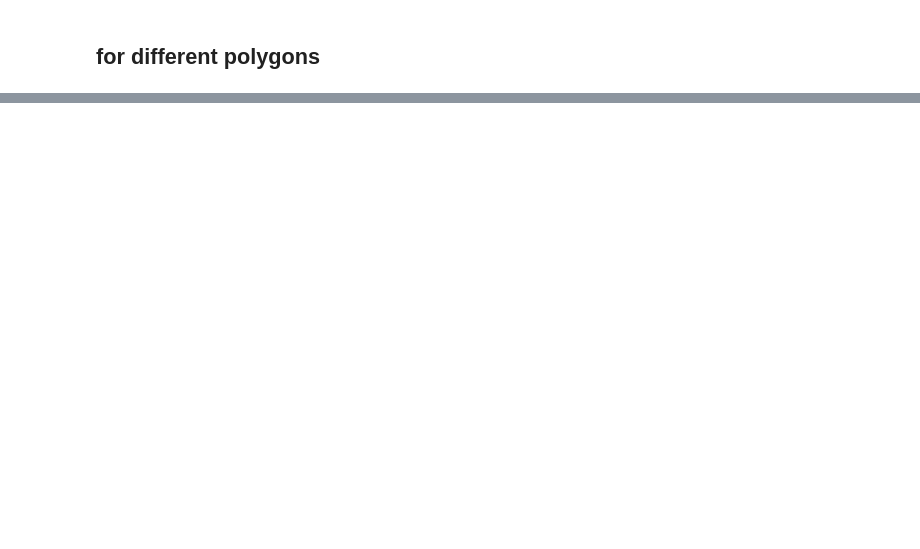
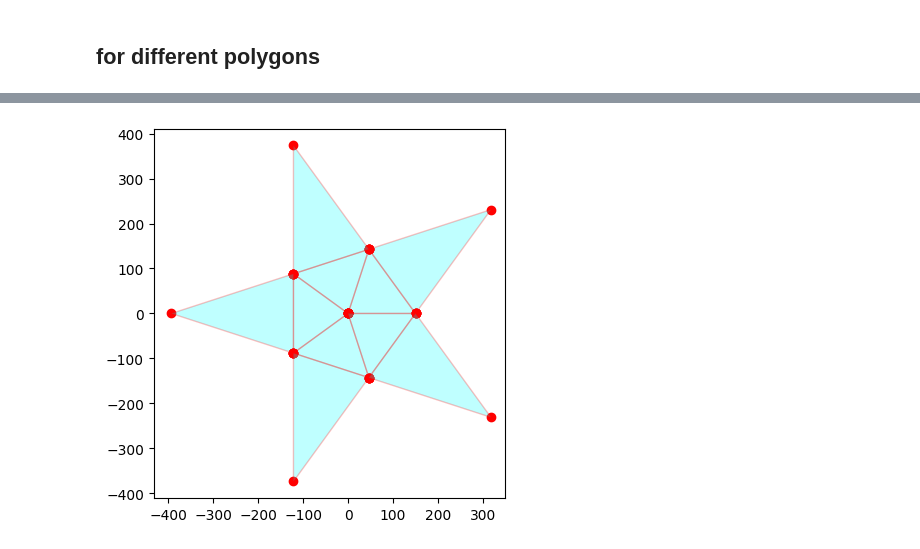
Before and after one commit to ch-tung/simplex_scattering, a Jupyter notebook: test_Simplex.ipynb, the cells around one changed output, grey strips where cells are left out. Drawn from its saved outputs; the diff is of its cells as text; code cells hidden in the pictures; blank space fills up the shorter version.

```diff
--- a/test_Simplex.ipynb
+++ b/test_Simplex.ipynb
@@ -341,0 +640,24 @@ Calculating exp_i_(qri), etc...
+# %%
+fig = plt.figure()
+ax = fig.add_subplot(111)
+
+for i in range(n):
+    tetra_inner = tetrahedra[i*6]
+    verts_inner = verts[tetra_inner]
+    ax.scatter(verts_inner[:, 0], verts_inner[:, 1], c='r', marker='o')
+    triangle = plt.Polygon(verts_inner[[0, 1, 2], :2], facecolor='cyan', edgecolor='r', alpha=0.25)
+    ax.add_patch(triangle)
+
+    tetra_outer = tetrahedra[i*6+3+1]
+    verts_outer = verts[tetra_outer]
+    ax.scatter(verts_outer[:, 0], verts_outer[:, 1], c='r', marker='o')
+    triangle = plt.Polygon(verts_outer[[0, 1, 2], :2], facecolor='cyan', edgecolor='r', alpha=0.25)
+    ax.add_patch(triangle)
+
+ax.set_xlim(np.min(verts[:, 0])*1.1, np.max(verts[:, 0])*1.1)
+ax.set_ylim(np.min(verts[:, 1])*1.1, np.max(verts[:, 1])*1.1)
+ax.set_aspect('equal')
+
+plt.show()
+# %% [output]
+[figure, added]
```
Also changed, not shown: parts of 13 cells of this notebook.
